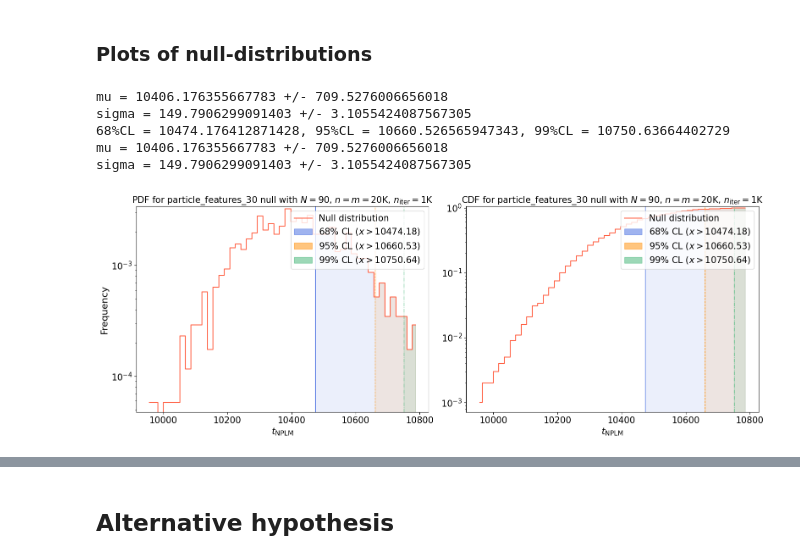
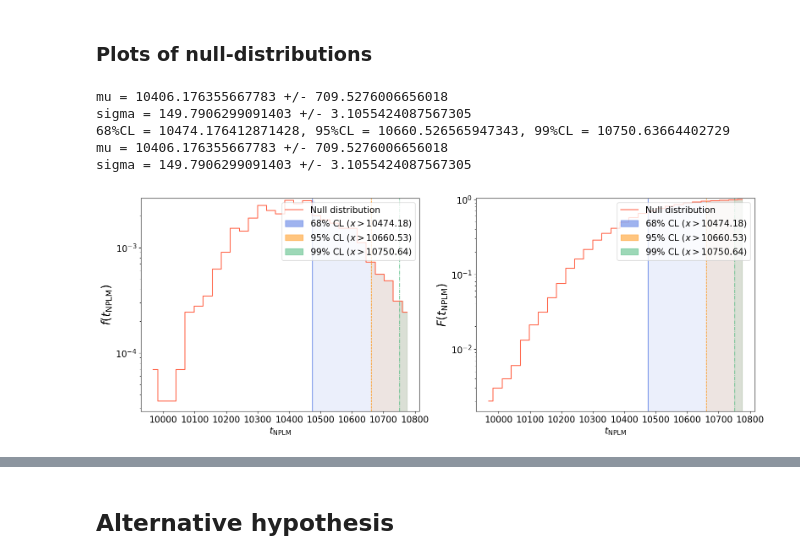
Before and after one commit to TwoSampleTests/NPLM_JetNetMetrics, a Jupyter notebook: notebooks/particle_features_30_gluon_20K_scaled.ipynb, the cells around one changed output, grey strips where cells are left out. Drawn from its saved outputs; the diff is of its cells as text; code cells hidden in the pictures.

Commit message:
updated plots for jet and particles

```diff
--- a/notebooks/particle_features_30_gluon_20K_scaled.ipynb
+++ b/notebooks/particle_features_30_gluon_20K_scaled.ipynb
@@ -5,7 +5,7 @@
 # %% [output]
 /leonardo_scratch/fast/INF25_pml4hep/sgrossi0/projects/TwoSampleTest/NPLM_JetNetMetrics
 # %%
-visible_devices = [1]
+visible_devices = [0]
 from datetime import datetime
 print(datetime.now().strftime("%Y-%m-%d %H:%M:%S.%f")+":", "Importing os...")
 import os
@@ -440,7 +440,7 @@ for i in range(1,len(obj.Results)):
 dist_null = dist_null * scale_func(ns, ndims)
 
 scale = 'log'
-num_bins = 50  # number of bins|
+num_bins = 30  # number of bins|
 
 mu, deltamu, sigma, deltasigma = (np.mean(dist_null), se_mean(dist_null), np.std(dist_null), se_std(dist_null))
 sigma_68, sigma_95, sigma_99 = [np.sort(dist_null)[int(len(dist_null)*cl)] for cl in [0.68, 0.95, 0.99]]
@@ -470,8 +470,7 @@ ax[0].step(step_edges, step_counts, where='mid', linestyle='-', color = "tomato"
 current_ylim0 = ax[0].get_ylim()
 ax[0].set_yscale(scale)
 ax[0].set_xlabel(r"%s"%latex, fontsize=16)
-ax[0].set_ylabel('Frequency', fontsize=16)
-ax[0].set_title('PDF for particle_features_30 null with $N = '+str(ndims)+'$, $n=m='+str(int(nsamples/1000))+'$K, $n_{\mathrm{iter}} = '+str(int(niter_tot/1000))+'$K', fontsize=15)
+ax[0].set_ylabel(r"$f (t_{\mathrm{NPLM}})$", fontsize=20)
 ax[0].tick_params(axis='x', labelsize=15)  # Set x-axis tick label size
 ax[0].tick_params(axis='y', labelsize=15)  # Set y-axis tick label size
 
@@ -502,7 +501,7 @@ current_ylim1 = ax[1].get_ylim()
 #    ax[1].axhline(y=confidence_level, color=colors[i], linestyle=dash_styles[i], linewidth=0.5, alpha=1)
 ax[1].set_yscale(scale)
 ax[1].set_xlabel(r"%s"%latex, fontsize=16)
-ax[1].set_title('CDF for particle_features_30 null with $N = '+str(ndims)+'$, $n=m='+str(int(nsamples/1000))+'$K, $n_{\mathrm{iter}} = '+str(int(niter_tot/1000))+'$K', fontsize=15)
+ax[1].set_ylabel(r"$F (t_{\mathrm{NPLM}})$", fontsize=20)
 ax[1].tick_params(axis='x', labelsize=15)  # Set x-axis tick label size
 ax[1].tick_params(axis='y', labelsize=15)  # Set y-axis tick label size
 
@@ -516,31 +515,31 @@ for i, threshold in enumerate(thresholds):
         ax[1].fill_between(fill_x_range, 0, fill_y_values, color=colors[i], alpha=0.1, step='mid', label=f"{int(confidence_level * 100)}% CL ($x>{format(threshold_value, '.2f')}   $)")
     ax[1].axvline(x=threshold_value, linestyle=dash_styles[i], color=colors[i], linewidth=1)
 
 ax[1].set_ylim(current_ylim1)
 #for i, threshold in enumerate(thresholds):
 #    confidence, _, value = threshold
 #    ax[1].axvline(x=value, color=colors[i], linestyle=dash_styles[i], alpha=1, label=f"{int(confidence_level * 100)} CL% ($x>{format(threshold_value,'.2f')}$)")
 
 legend1 = ax[1].legend(loc='upper right', fontsize=15)
 for handle in legend1.legendHandles[-3:]:
     handle.set_alpha(0.5)  # Set to desired alpha value
 
 plt.subplots_adjust(wspace=0.1)  # Adjust this value to your liking
 plt.tight_layout()
 plt.savefig(figure_file)
 plt.show()
 plt.close()
 
 nplm_config.update({"null_figure": figure_file})
 
 end = timer()
 print("Time elapsed:", end-start, "seconds.")
 
 GMetrics.utils.save_update_metrics_config(metrics_config = metrics_config, metrics_config_file = metrics_config_file) # type: ignore
 # %% [output]
 mu = 10406.176355667783 +/- 709.5276006656018
 sigma = 149.7906299091403 +/- 3.1055424087567305
 68%CL = 10474.176412871428, 95%CL = 10660.526565947343, 99%CL = 10750.63664402729
 mu = 10406.176355667783 +/- 709.5276006656018
 sigma = 149.7906299091403 +/- 3.1055424087567305
-[figure, old version]
+[figure, new version]
```
Also changed, not shown: parts of 2 cells of this notebook, 11 other files.
